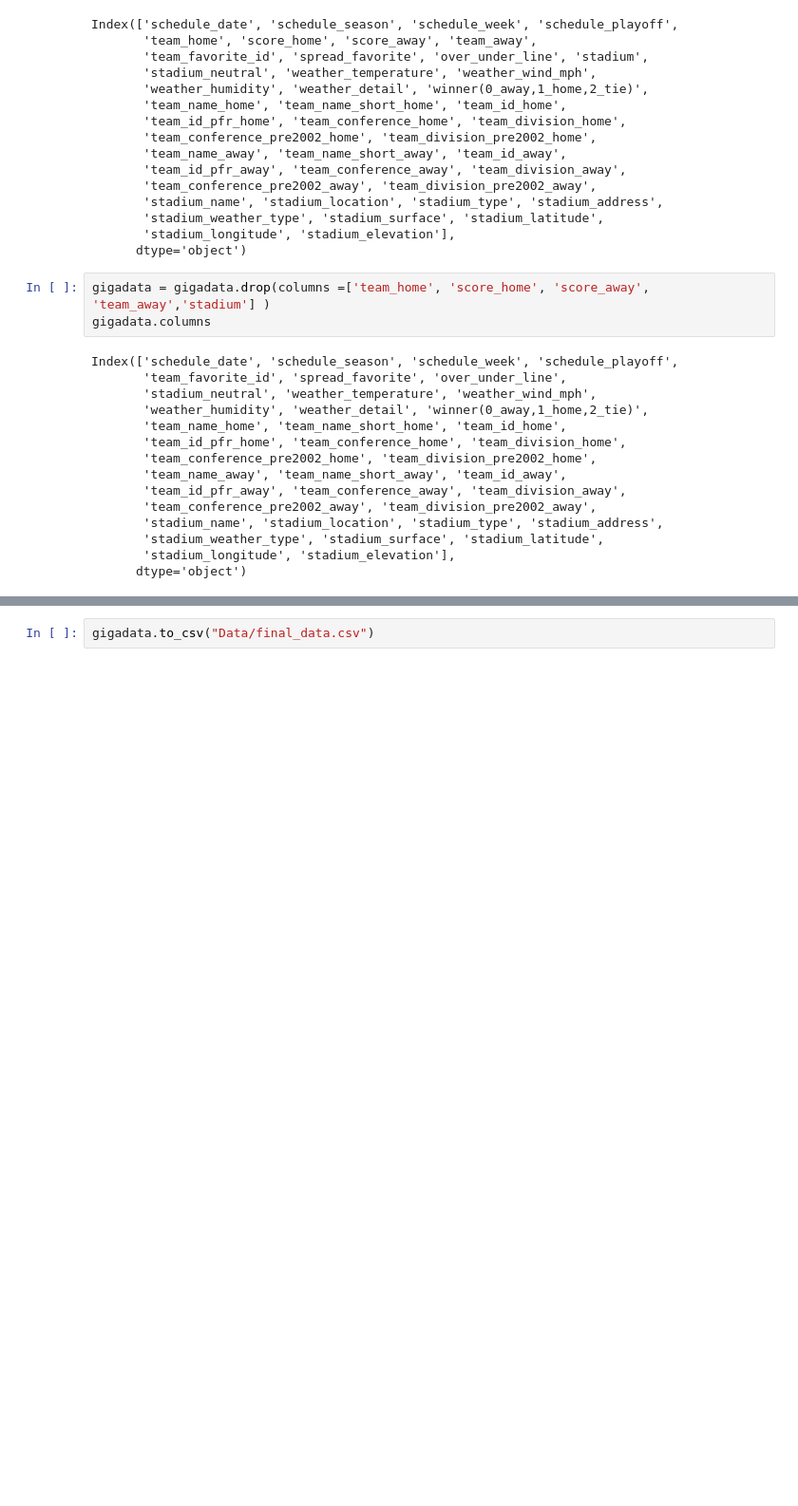
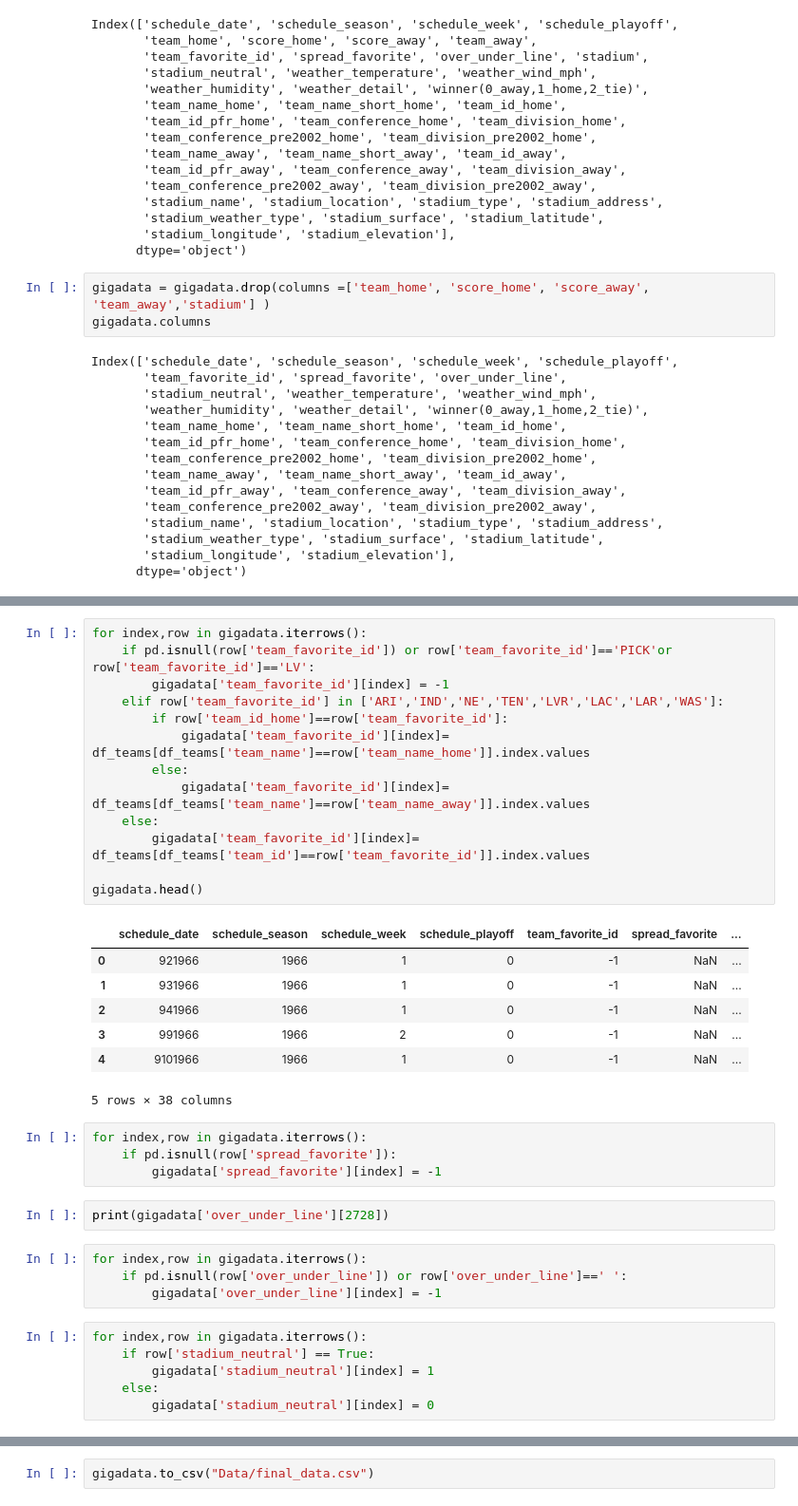
Before and after one commit to RyWheliss96/project_4, a Jupyter notebook: data_manipulation.ipynb, the cells around one changed output, grey strips where cells are left out. Shown at 95% size. Drawn from its saved outputs; the diff is of its cells as text; blank space fills up the shorter version.

```diff
--- a/data_manipulation.ipynb
+++ b/data_manipulation.ipynb
@@ -127,0 +163,37 @@ Index(['schedule_date', 'schedule_season', 'schedule_week', 'schedule_playoff',
+# %%
+for index,row in gigadata.iterrows():
+    if pd.isnull(row['team_favorite_id']) or row['team_favorite_id']=='PICK'or row['team_favorite_id']=='LV':
+        gigadata['team_favorite_id'][index] = -1
+    elif row['team_favorite_id'] in ['ARI','IND','NE','TEN','LVR','LAC','LAR','WAS']:
+        if row['team_id_home']==row['team_favorite_id']:
+            gigadata['team_favorite_id'][index]= df_teams[df_teams['team_name']==row['team_name_home']].index.values
+        else:
+            gigadata['team_favorite_id'][index]= df_teams[df_teams['team_name']==row['team_name_away']].index.values
+    else:
+        gigadata['team_favorite_id'][index]= df_teams[df_teams['team_id']==row['team_favorite_id']].index.values
+
+gigadata.head()
+# %% [output]
+|  | schedule_date | schedule_season | schedule_week | schedule_playoff | team_favorite_id | spread_favorite | ... |
+| 0 | 921966 | 1966 | 1 | 0 | -1 | NaN | ... |
+| 1 | 931966 | 1966 | 1 | 0 | -1 | NaN | ... |
+| 2 | 941966 | 1966 | 1 | 0 | -1 | NaN | ... |
+| 3 | 991966 | 1966 | 2 | 0 | -1 | NaN | ... |
+| 4 | 9101966 | 1966 | 1 | 0 | -1 | NaN | ... |
+5 rows × 38 columns
+# %%
+for index,row in gigadata.iterrows():
+    if pd.isnull(row['spread_favorite']):
+        gigadata['spread_favorite'][index] = -1
+# %%
+print(gigadata['over_under_line'][2728])
+# %%
+for index,row in gigadata.iterrows():
+    if pd.isnull(row['over_under_line']) or row['over_under_line']==' ':
+        gigadata['over_under_line'][index] = -1
+# %%
+for index,row in gigadata.iterrows():
+    if row['stadium_neutral'] == True:
+        gigadata['stadium_neutral'][index] = 1
+    else:
+        gigadata['stadium_neutral'][index] = 0
```
Also changed, not shown: parts of 17 cells of this notebook, 2 other files.
